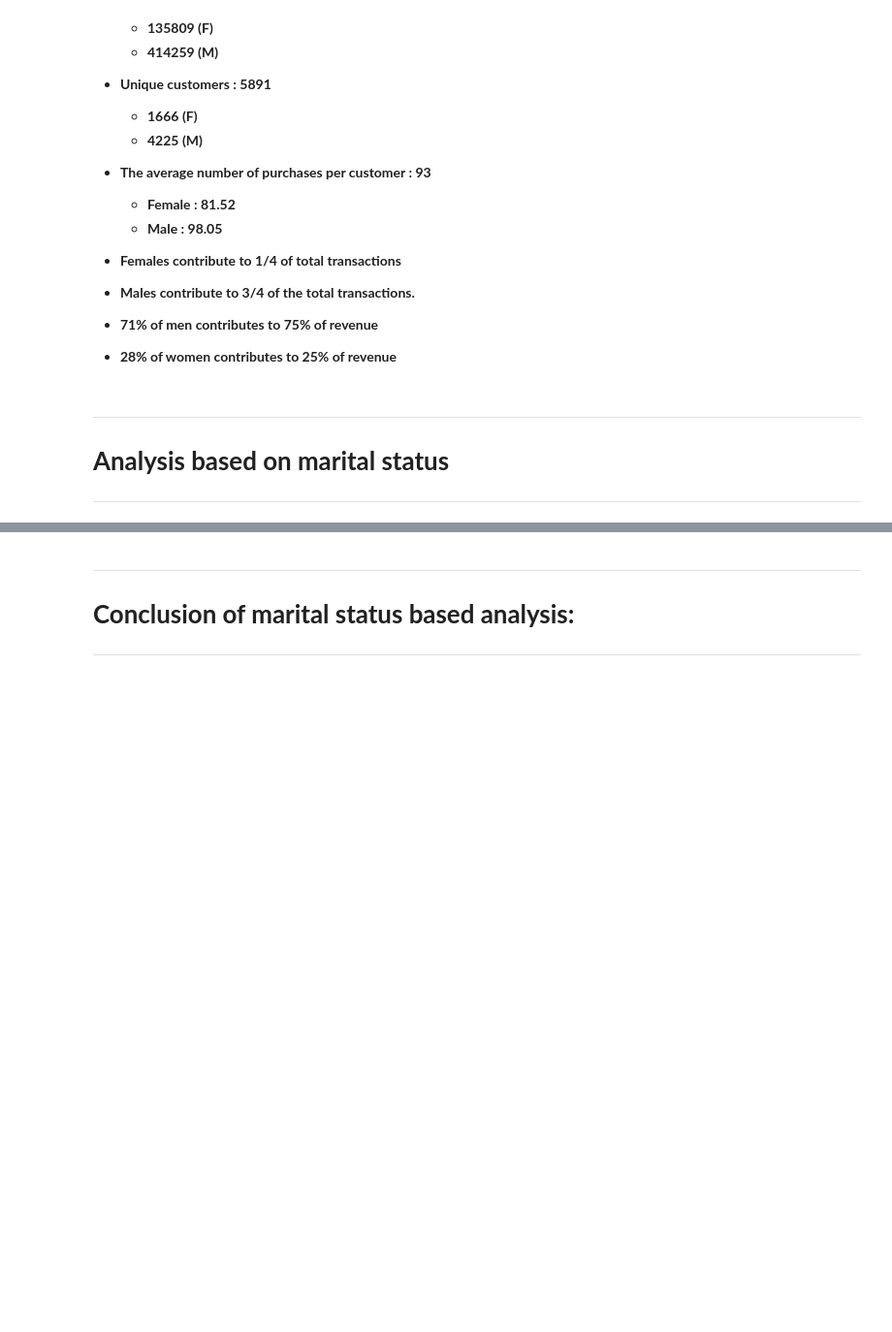
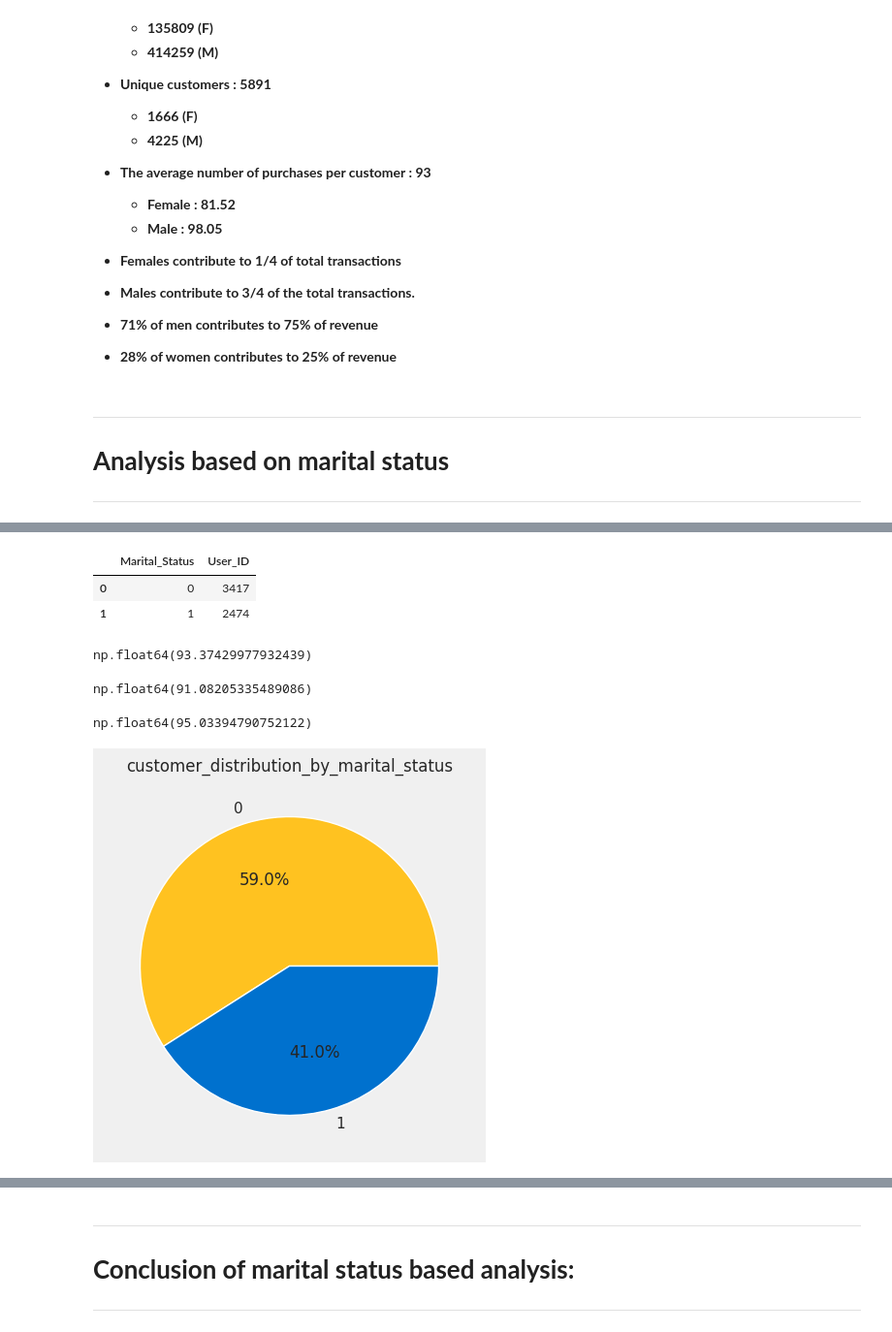
Before and after one commit to RichaGaharwar/Walmart---Confidence-Interval-CLT, a Jupyter notebook: Walmart_Confidence_Interval_&_CLT.ipynb, the cells around one changed output, grey strips where cells are left out. Shown at 97% size. Drawn from its saved outputs; the diff is of its cells as text; code cells hidden in the pictures; blank space fills up the shorter version.

```diff
--- a/Walmart_Confidence_Interval_&_CLT.ipynb
+++ b/Walmart_Confidence_Interval_&_CLT.ipynb
@@ -1300,0 +1305,4 @@ Using the sample of female customers you will calculate the interval within whic
+# %%
+customer_distribution_by_marital_status = walmart['User_ID'].groupby(walmart['Marital_Status']).count().reset_index()
+total_married_customers = customer_distribution_by_marital_status[customer_distribution_by_marital_status['Marital_Status']=='1']
+total_single_customers = customer_distribution_by_marital_status[customer_distribution_by_marital_status['Marital_Status']=='0']
@@ -1300,0 +1326,32 @@ Using the sample of female customers you will calculate the interval within whic
+# %%
+unique_customers
+# %% [output]
+|  | Marital_Status | User_ID |
+| 0 | 0 | 3417 |
+| 1 | 1 | 2474 |
+# %%
+avg_purchase_per_customer = walmart['User_ID'].count()/walmart['User_ID'].nunique()
+avg_purchase_per_customer
+# %% [output]
+np.float64(93.37429977932439)
+# %%
+total_married_customers = customer_distribution_by_marital_status[customer_distribution_by_marital_status['Marital_Status']==1]
+unique_married_customers = unique_customers[unique_customers['Marital_Status']==1]
+avg_purchage_married = total_married_customers['User_ID'].iloc[0] / unique_married_customers['User_ID'].iloc[0]
+avg_purchage_married
+# %% [output]
+np.float64(91.08205335489086)
+# %%
+total_single_customers = customer_distribution_by_marital_status[customer_distribution_by_marital_status['Marital_Status']==0]
+unique_single_customers = unique_customers[unique_customers['Marital_Status']==0]
+avg_purchage_single = total_single_customers['User_ID'].iloc[0] / unique_single_customers['User_ID'].iloc[0]
+avg_purchage_single
+# %% [output]
+np.float64(95.03394790752122)
+# %%
+plt.figure(figsize=(10,5), facecolor='#F0F0F0')
+plt.pie(x=customer_distribution_by_marital_status['User_ID'], labels=customer_distribution_by_marital_status['Marital_Status'], colors=['#FFC220', '#0071CE'], autopct='%1.1f%%')
+plt.title('customer_distribution_by_marital_status')
+plt.show()
+# %% [output]
+[figure, added]
```
Also changed, not shown: parts of 61 cells of this notebook.
